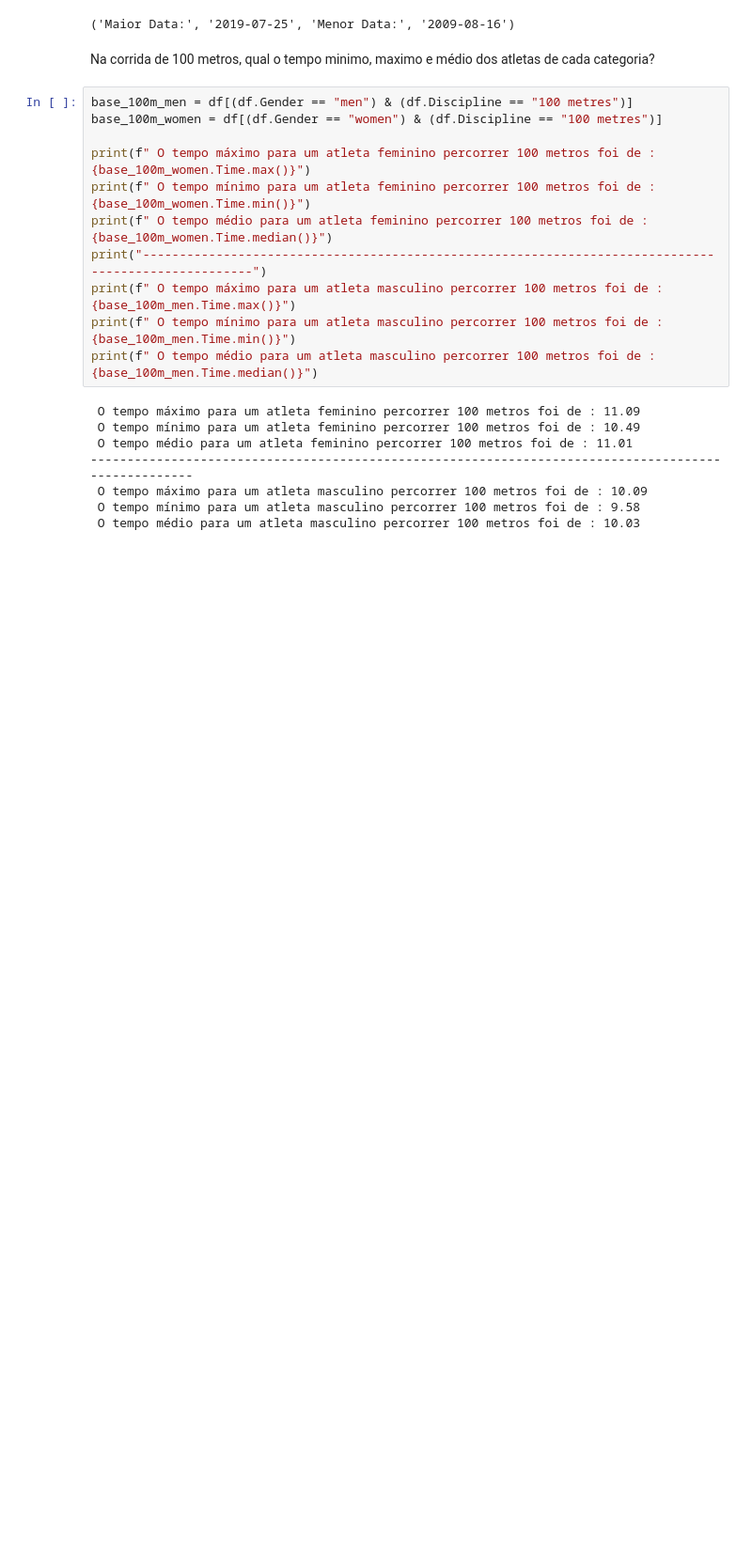
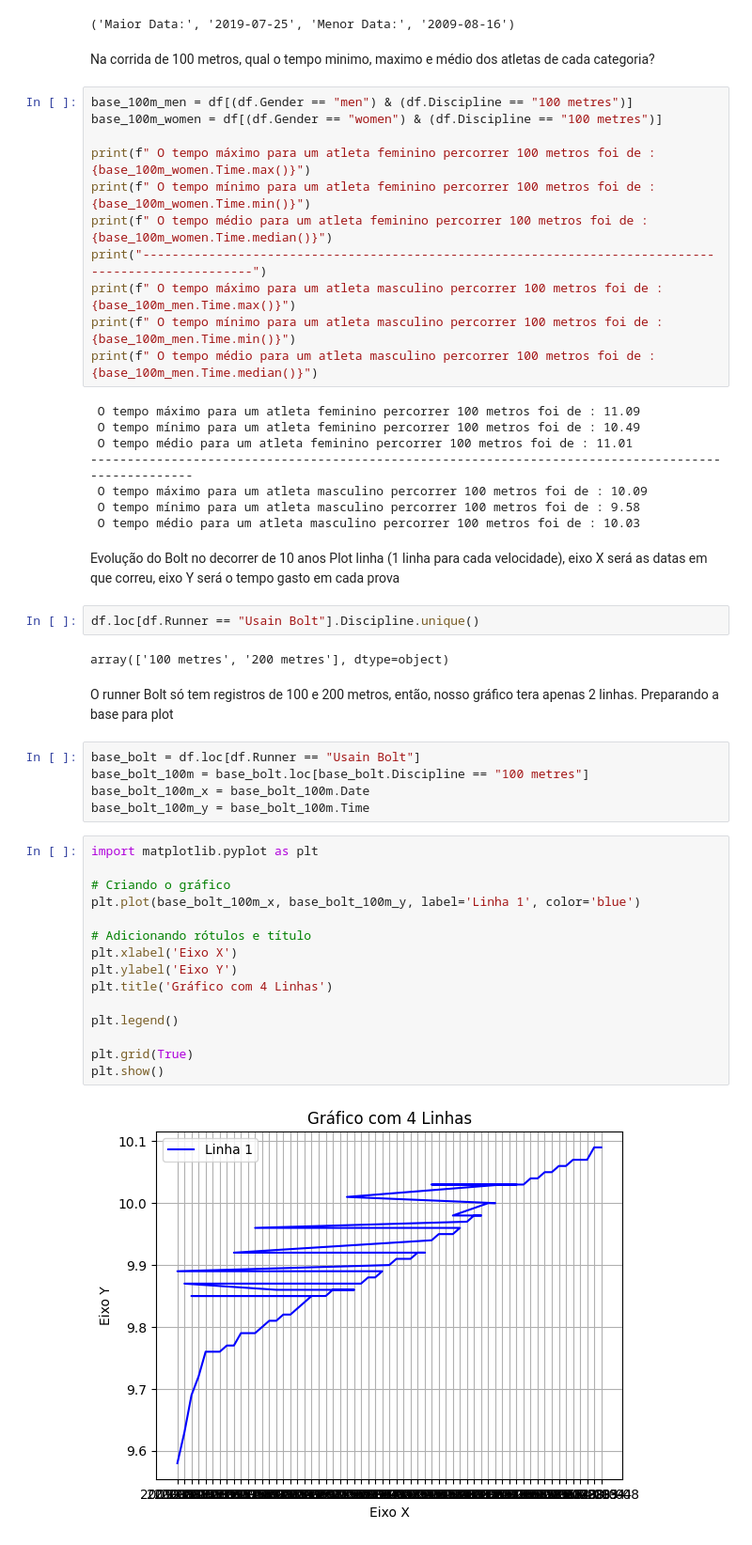
Before and after one commit to TOC066/ML, a Jupyter notebook: RunnersClassification/Notebooks/main.ipynb, the cells around one changed output. Shown at 94% size. Cells and saved outputs as stored; diff of their text form; blank space fills up the shorter version.

Commit message:
Inicio de analise do runner Bolt para 100 metros, PLOT graifco

```diff
--- a/RunnersClassification/Notebooks/main.ipynb
+++ b/RunnersClassification/Notebooks/main.ipynb
@@ -97,3 +97,35 @@ print(f" O tempo médio para um atleta masculino percorrer 100 metros foi de : {
  O tempo máximo para um atleta masculino percorrer 100 metros foi de : 10.09
  O tempo mínimo para um atleta masculino percorrer 100 metros foi de : 9.58
  O tempo médio para um atleta masculino percorrer 100 metros foi de : 10.03
+# %% [markdown]
+Evolução do Bolt no decorrer de 10 anos
+Plot linha (1 linha para cada velocidade), eixo X será as datas em que correu, eixo Y será o tempo gasto em cada prova
+# %%
+df.loc[df.Runner == "Usain Bolt"].Discipline.unique()
+# %% [output]
+array(['100 metres', '200 metres'], dtype=object)
+# %% [markdown]
+O runner Bolt só tem registros de 100 e 200 metros, então, nosso gráfico tera apenas 2 linhas.
+Preparando a base para plot
+# %%
+base_bolt = df.loc[df.Runner == "Usain Bolt"]
+base_bolt_100m = base_bolt.loc[base_bolt.Discipline	== "100 metres"]
+base_bolt_100m_x = base_bolt_100m.Date
+base_bolt_100m_y = base_bolt_100m.Time
+# %%
+import matplotlib.pyplot as plt
+
+# Criando o gráfico
+plt.plot(base_bolt_100m_x, base_bolt_100m_y, label='Linha 1', color='blue')
+
+# Adicionando rótulos e título
+plt.xlabel('Eixo X')
+plt.ylabel('Eixo Y')
+plt.title('Gráfico com 4 Linhas')
+
+plt.legend()
+
+plt.grid(True)
+plt.show()
+# %% [output]
+[figure, added]
```
